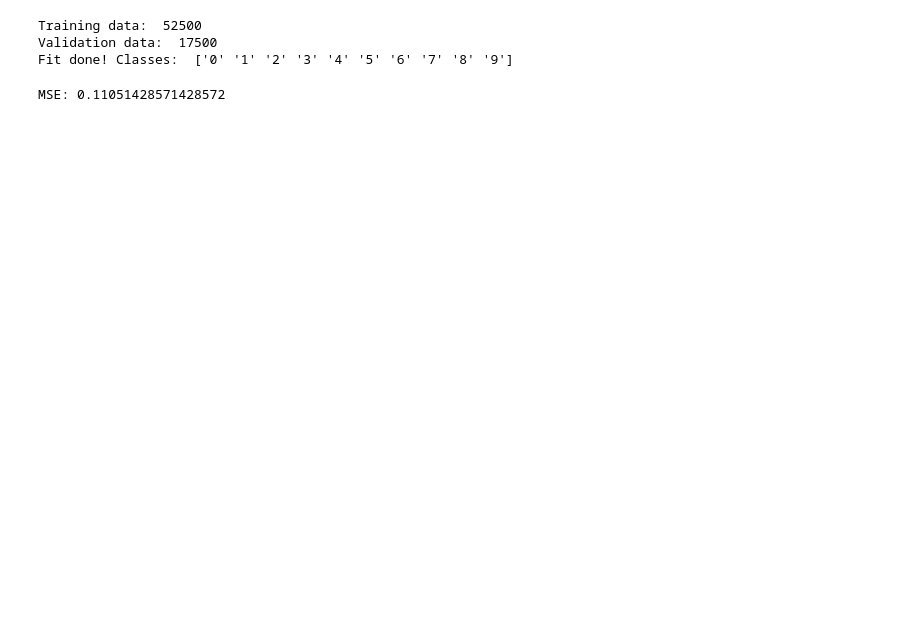
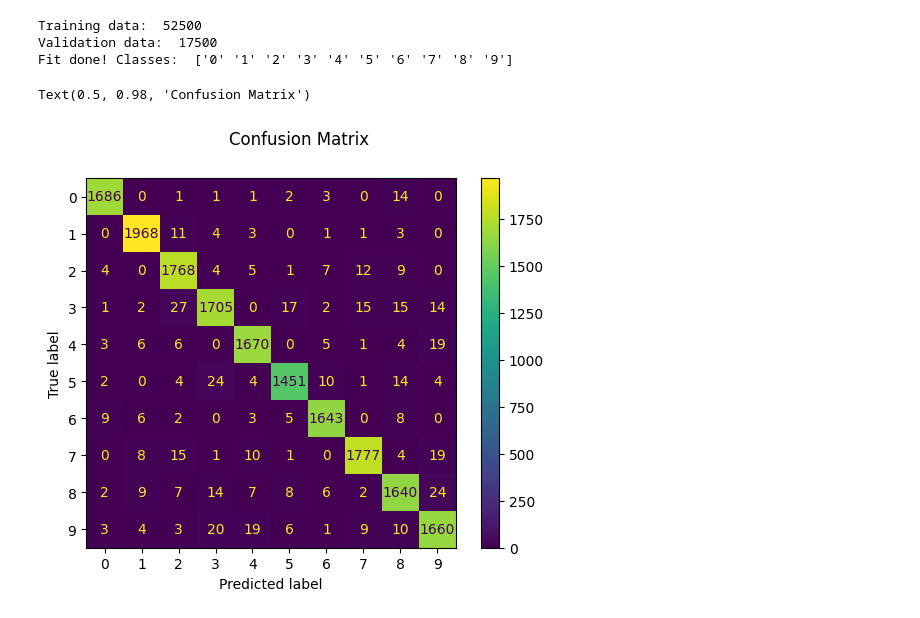
Before and after one commit to davidsenoner/ml_experiment, a Jupyter notebook: RandomForestClassifier_mnist_784.ipynb, the cells around one changed output. Drawn from its saved outputs; the diff is of its cells as text; code cells hidden in the pictures; blank space fills up the shorter version.

Commit message:
feat: add confusion matrix to RandomForestClassifier_mnist_784.ipynb build: update requirements.txt

```diff
--- a/RandomForestClassifier_mnist_784.ipynb
+++ b/RandomForestClassifier_mnist_784.ipynb
@@ -26,10 +26,14 @@ Fit done! Classes:  ['0' '1' '2' '3' '4' '5' '6' '7' '8' '9']
 # predict all validation data
 y_prediction = gbrt.predict(X_val)
 # %%
-error = mean_absolute_error(y_prediction, y_val)
-print("MSE:", error)
+#error = mean_absolute_error(y_prediction, y_val)
+#print("MSE:", error)
+
+disp = ConfusionMatrixDisplay.from_predictions(y_val, y_prediction, labels=gbrt.classes_)
+disp.figure_.suptitle("Confusion Matrix")
 # %% [output]
-MSE: 0.11051428571428572
+Text(0.5, 0.98, 'Confusion Matrix')
+[figure, added]
 # %%
 fig, axes = plt.subplots(nrows=10, ncols=10, figsize=(10, 10))
 
```
Also changed, not shown: parts of 2 cells of this notebook, 1 other file.
